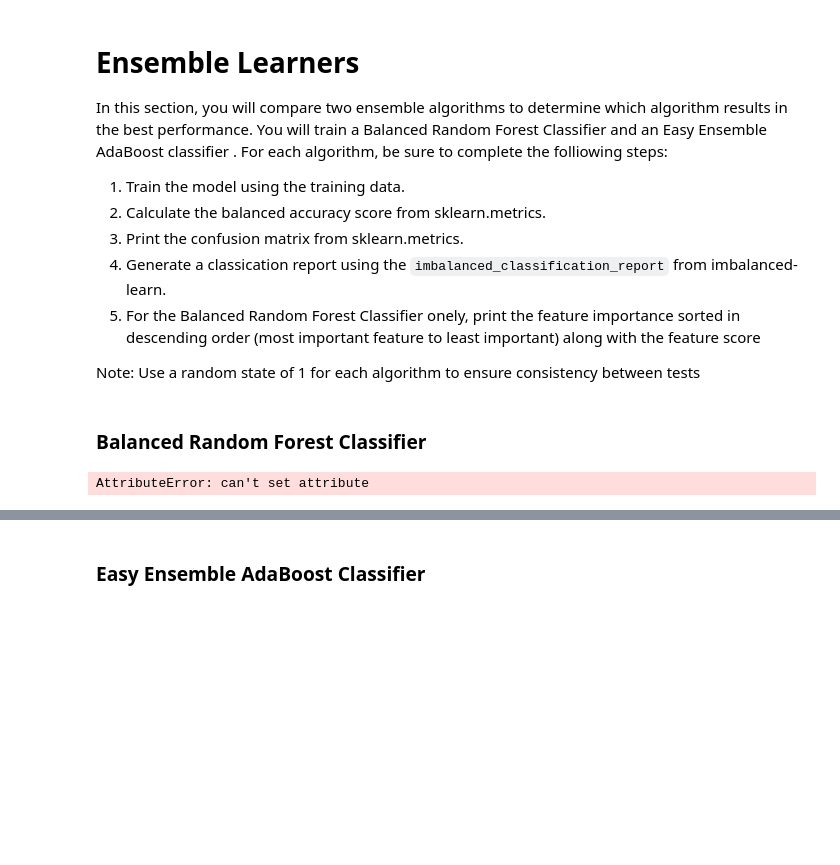
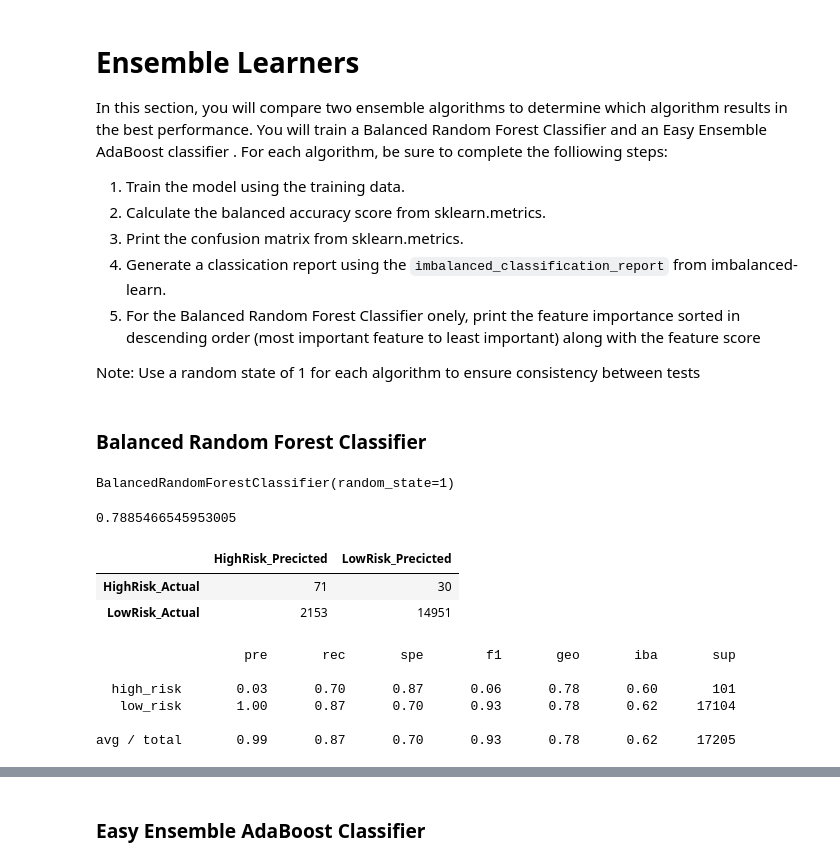
Before and after one commit to nabuhant/Credit_Risk_Analysis, a Jupyter notebook: credit_risk_ensemble.ipynb, the cells around one changed output, grey strips where cells are left out. Drawn from its saved outputs; the diff is of its cells as text; code cells hidden in the pictures; blank space fills up the shorter version.

```diff
--- a/credit_risk_ensemble.ipynb
+++ b/credit_risk_ensemble.ipynb
@@ -88,7 +88,8 @@ X = df.drop("loan_status", axis=1)
 X = pd.get_dummies(X)
 
 # Create our target
-y = df["loan_status"]
+#y = df[\"loan_status\"]
+y = df.loc[:, ["loan_status"]].copy()
 # %%
 X.describe()
 # %% [output]
@@ -140,4 +142,4 @@ brf_model = BalancedRandomForestClassifier(n_estimators=100, random_state = 1)
 # Fit
 brf_model.fit(X_train, y_train)
 # %% [output]
-AttributeError: can't set attribute
+BalancedRandomForestClassifier(random_state=1)
@@ -147,8 +146,32 @@ AttributeError: can't set attribute
+# %%
+# Calculated the balanced accuracy score
+y_pred = brf_model.predict(X_test)
+from sklearn.metrics import balanced_accuracy_score
+balanced_accuracy_score(y_test, y_pred)
+# %% [output]
+0.7885466545953005
 # %%
 # Display the confusion matrix
-# YOUR CODE HERE
+from sklearn.metrics import confusion_matrix
+cm = confusion_matrix(y_test, y_pred)
+# %%
+pd.DataFrame(cm,
+index=["HighRisk_Actual", "LowRisk_Actual"],
+columns=["HighRisk_Precicted", "LowRisk_Precicted"])
+# %% [output]
+|  | HighRisk_Precicted | LowRisk_Precicted |
+| HighRisk_Actual | 71 | 30 |
+| LowRisk_Actual | 2153 | 14951 |
 # %%
 # Print the imbalanced classification report
-# YOUR CODE HERE
+from imblearn.metrics import classification_report_imbalanced
+print(classification_report_imbalanced(y_test, y_pred))
+# %% [output]
+                   pre       rec       spe        f1       geo       iba       sup
+
+  high_risk       0.03      0.70      0.87      0.06      0.78      0.60       101
+   low_risk       1.00      0.87      0.70      0.93      0.78      0.62     17104
+
+avg / total       0.99      0.87      0.70      0.93      0.78      0.62     17205
 # %%
 # List the features sorted in descending order by feature importance
```
Also changed, not shown: parts of 10 cells of this notebook, 7 other files.
